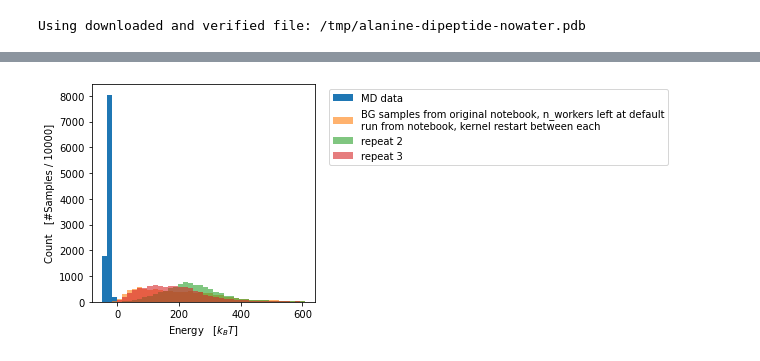
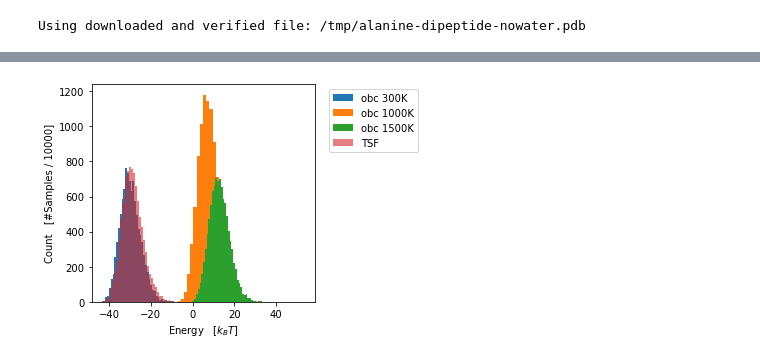
Before and after one commit to michellab/bgflow, a Jupyter notebook: BGflow_examples/plotting_energies.ipynb, the cells around one changed output, grey strips where cells are left out. Saved outputs shown, nothing was run; the diff lists cells and outputs as text; code cells hidden in the pictures.

Commit message:
improving plotting script

```diff
--- a/BGflow_examples/plotting_energies.ipynb
+++ b/BGflow_examples/plotting_energies.ipynb
@@ -46,0 +101,9 @@ def get_energies(trajectory, target_energy):
+# %%
+def find_stride(fname):
+    traj = mdtraj.load(f'{fname}.dcd',top='ala2_fromURL.pdb')
+    print(traj.n_frames/10000)
+    return traj.n_frames/10000
+# %%
+stride = find_stride('1000K')
+traj = mdtraj.load('1000K.dcd',top='ala2_fromURL.pdb', stride=stride)
+print(traj)
@@ -50,6 +146,3 @@ def average_energy(trajectory, target_energy):
     data = torch.tensor(coordinates.reshape(-1,66)).to(ctx)
     energies = target_energy.energy(data).cpu().detach().numpy()
     return np.average(energies)
-# %%
-energies = get_energies(TSF_samples_traj,target_energy)
-avg = np.average(energies)
@@ -123,0 +185,15 @@ def plot_energy(ax,
+# %%
+def plot_energy(ax,
+        *fnames):
+
+    energies = {}
+    for fname in fnames:
+        energies[fname] = get_energies(fname)
+        if np.percentile(energies[fname], 90) > 100:
+            ax.hist(energies[fname],  bins=40, range=(-50,np.percentile(energies[fname], 90)), density=False, label=fname, alpha=(1-fnames.index(fname)/10))
+        else:
+            ax.hist(energies[fname],  bins=40, density=False, label=fname, alpha=(1-fnames.index(fname)/10))
+
+    ax.set_xlabel("Energy   [$k_B T$]")
+    ax.set_ylabel(f"Count   [#Samples / {len(energies[fnames[0]])}]")
+    ax.legend(bbox_to_anchor = (1.04,1), loc='upper left')
@@ -124,19 +212,24 @@ def plot_energy(ax,
 # %%
+import matplotlib.pyplot as plt
 fig, ax = plt.subplots(figsize=(4,4))
 
-plot_energy(ax, #constrained_samples_traj,
+#plot_energy_new(ax,'300K','TSFtraj')
+
+plot_energy(ax,
+    #constrained_samples_traj,
     #my_samples_traj,
-    orig_rep1,
-    orig_rep2,
-    orig_rep3,
-    #TSF_stride4_repeat3,
+    obc_300K_MD,
+    #obc_600K_MD,
+    obc_1000K_MD,
+    obc_1500K_MD,
+    #BGsamples_TSF,
     #TSF_stride4_repeat4,
     #TSF_stride4_repeat5,
     #TSF_stride4_repeat6,
     #TSF_stride4_repeat7,
     #my_samplesfull_traj,
     #TSF_samples_traj,
     TSF_MD)
 #plt.savefig('Repeatability/3repeatTSFstride4.png',bbox_inches='tight')
 # %% [output]
-[figure, old version]
+[figure, new version]
```
Also changed, not shown: parts of 17 cells of this notebook, 6 other files.
